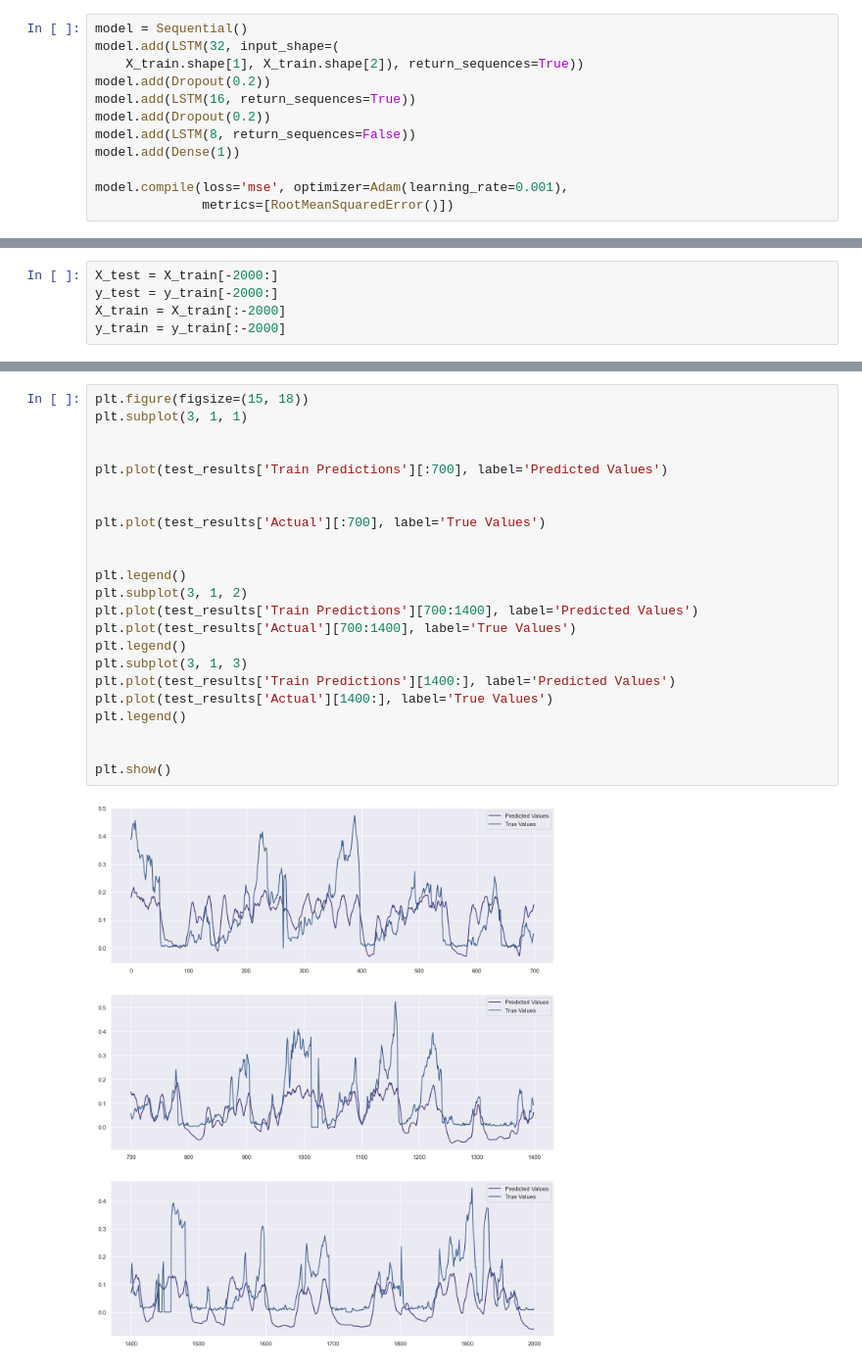
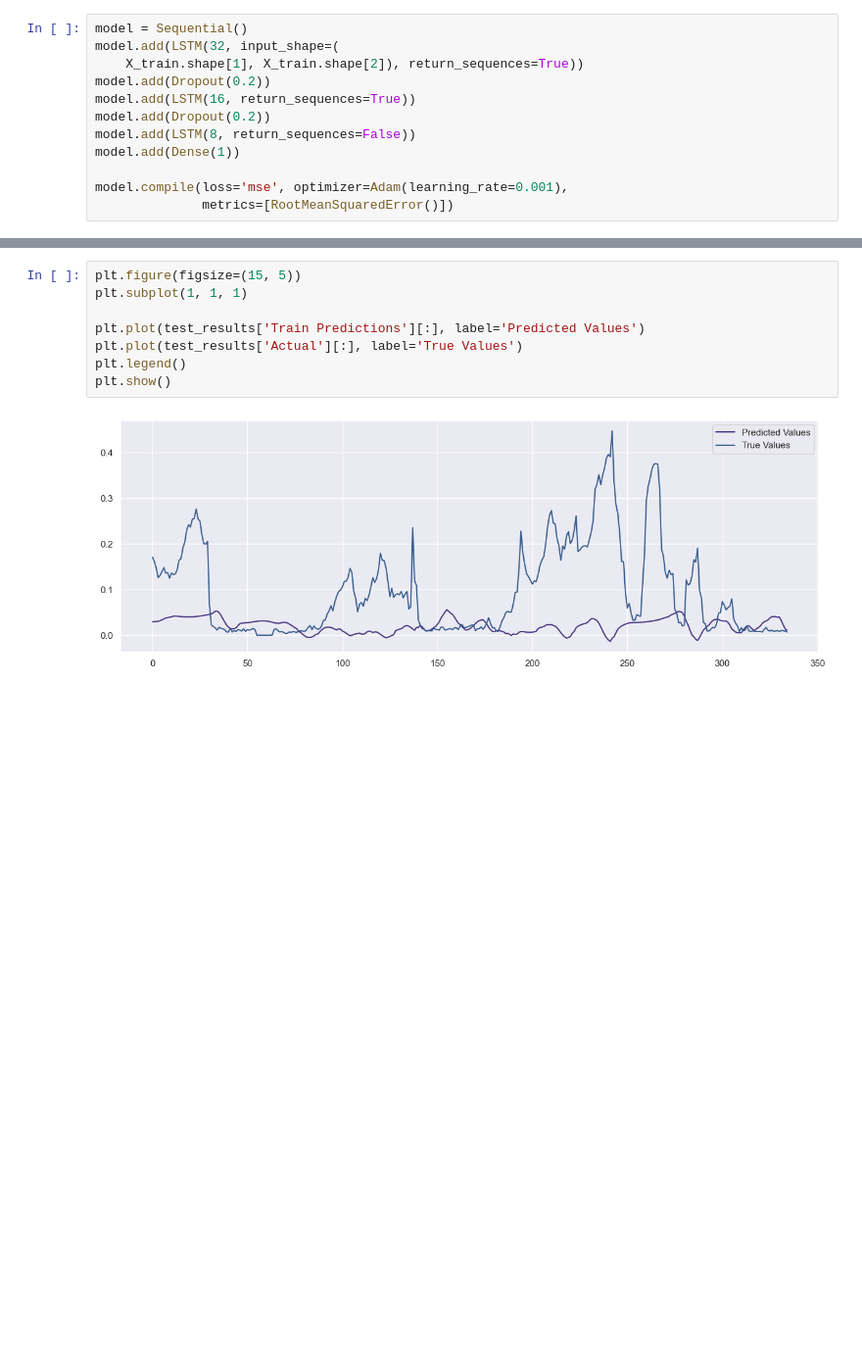
Before and after one commit to MilicaRangelov/Masinsko_ucenje, a Jupyter notebook: treci_projekat/air_pollution_forecast.ipynb, the cells around one changed output, grey strips where cells are left out. Shown at 98% size. Saved outputs shown, nothing was run; the diff lists cells and outputs as text; blank space fills up the shorter version.

```diff
--- a/treci_projekat/air_pollution_forecast.ipynb
+++ b/treci_projekat/air_pollution_forecast.ipynb
@@ -499,5 +520,0 @@ plt.show()
-# %%
-X_test = X_train[-2000:]
-y_test = y_train[-2000:]
-X_train = X_train[:-2000]
-y_train = y_train[:-2000]
@@ -579,25 +576,10 @@ test_results.head()
 # %%
-plt.figure(figsize=(15, 18))
-plt.subplot(3, 1, 1)
+plt.figure(figsize=(15, 5))
+plt.subplot(1, 1, 1)
 
-
-plt.plot(test_results['Train Predictions'][:700], label='Predicted Values')
-
-
-plt.plot(test_results['Actual'][:700], label='True Values')
-
-
+plt.plot(test_results['Train Predictions'][:], label='Predicted Values')
+plt.plot(test_results['Actual'][:], label='True Values')
 plt.legend()
-plt.subplot(3, 1, 2)
-plt.plot(test_results['Train Predictions'][700:1400], label='Predicted Values')
-plt.plot(test_results['Actual'][700:1400], label='True Values')
-plt.legend()
-plt.subplot(3, 1, 3)
-plt.plot(test_results['Train Predictions'][1400:], label='Predicted Values')
-plt.plot(test_results['Actual'][1400:], label='True Values')
-plt.legend()
-
-
 plt.show()
 # %% [output]
-[figure, old version]
+[figure, new version]
```
Also changed, not shown: parts of 37 cells of this notebook.
